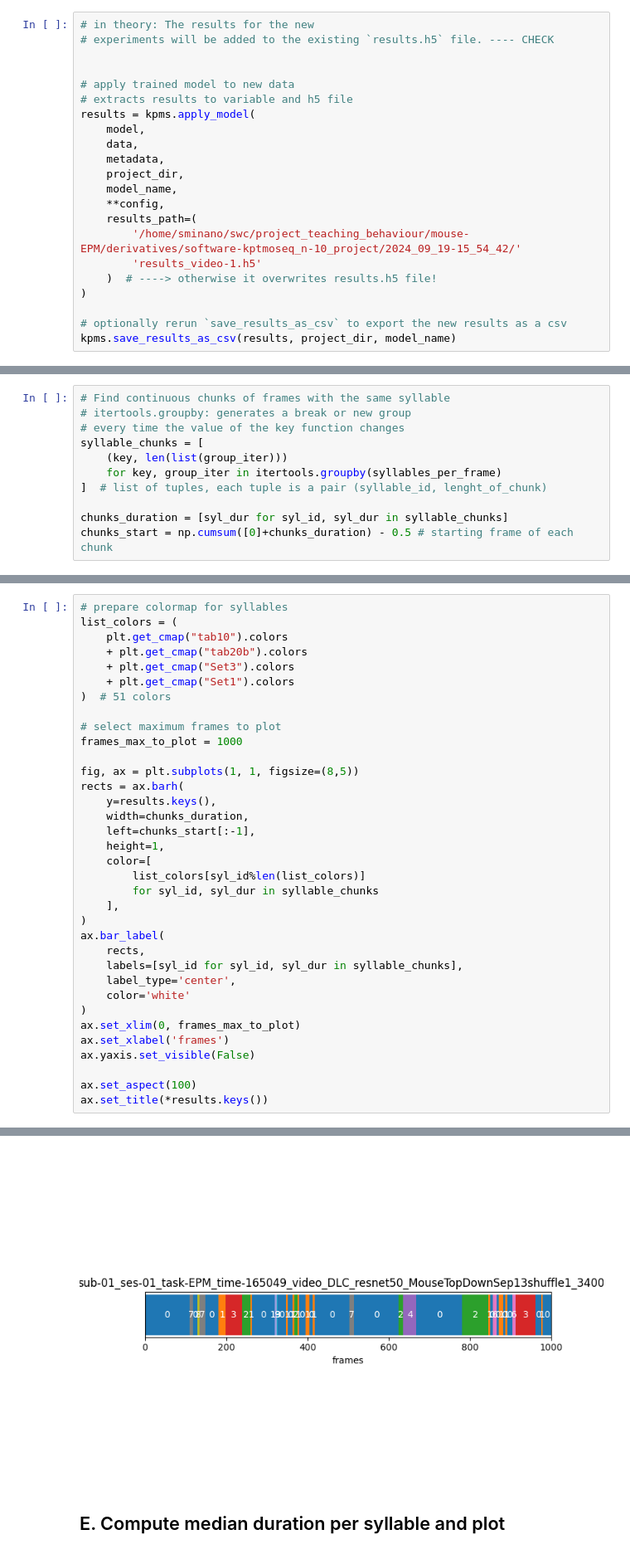
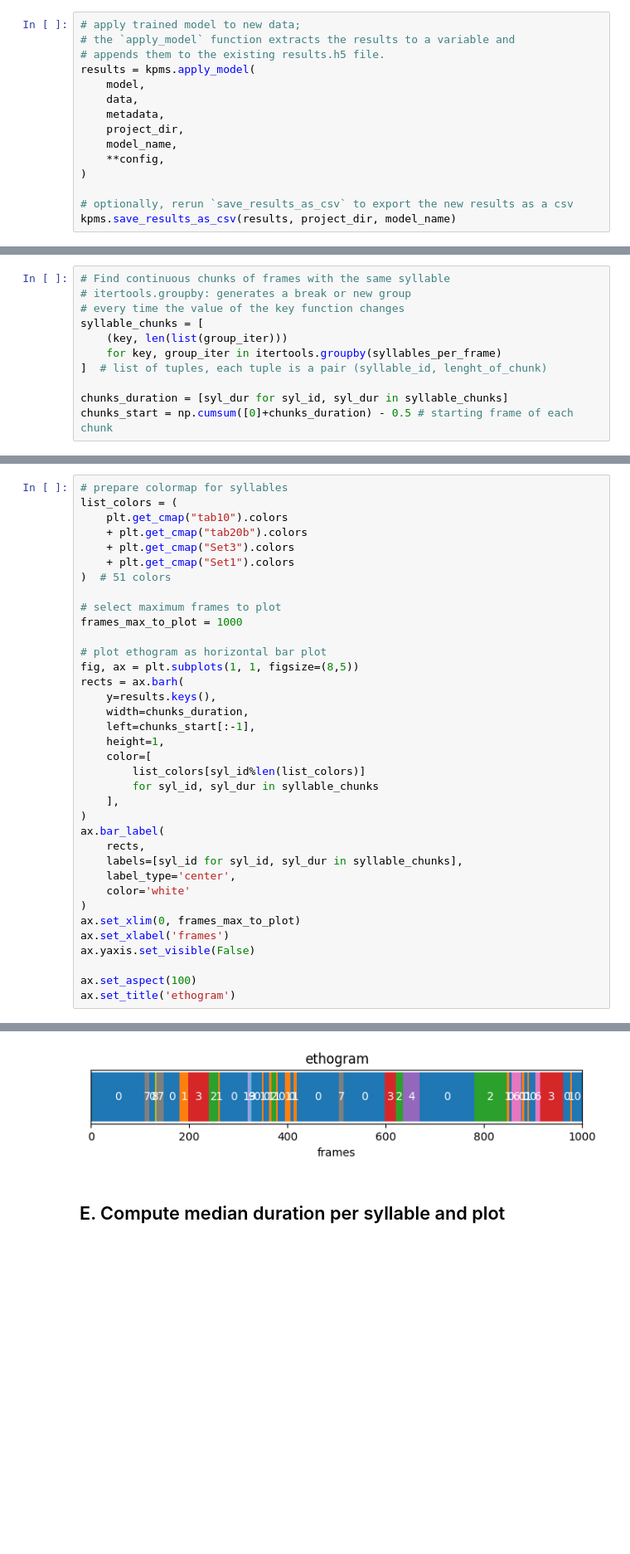
Before and after one commit to neuroinformatics-unit/course-behavioural-analysis, a Jupyter notebook: notebooks/EPM_syllables.ipynb, the cells around one changed output, grey strips where cells are left out. Shown at 83% size. Cells and saved outputs as stored; diff of their text form; blank space fills up the shorter version.

```diff
--- a/notebooks/EPM_syllables.ipynb
+++ b/notebooks/EPM_syllables.ipynb
@@ -131,10 +162,7 @@ Apply the trained model to the new data
 # %%
-# in theory: The results for the new
-# experiments will be added to the existing `results.h5` file. ---- CHECK
-
-
-# apply trained model to new data
-# extracts results to variable and h5 file
+# apply trained model to new data;
+# the `apply_model` function extracts the results to a variable and
+# appends them to the existing results.h5 file.
 results = kpms.apply_model(
     model,
     data,
@@ -142,13 +170,9 @@ results = kpms.apply_model(
     project_dir,
     model_name,
     **config,
-    results_path=(
-        '/home/sminano/swc/project_teaching_behaviour/mouse-EPM/derivatives/software-kptmoseq_n-10_project/2024_09_19-15_54_42/'
-        'results_video-1.h5'
-    )  # ----> otherwise it overwrites results.h5 file!
 )
 
-# optionally rerun `save_results_as_csv` to export the new results as a csv
+# optionally, rerun `save_results_as_csv` to export the new results as a csv
 kpms.save_results_as_csv(results, project_dir, model_name)
 # %% [output]
 Saved results to /home/sminano/swc/project_teaching_behaviour/mouse-
@@ -225,6 +281,7 @@ list_colors = (
 # select maximum frames to plot
 frames_max_to_plot = 1000
 
+# plot ethogram as horizontal bar plot
 fig, ax = plt.subplots(1, 1, figsize=(8,5))
 rects = ax.barh(
     y=results.keys(),
@@ -247,5 +304,5 @@ ax.set_xlabel('frames')
 ax.yaxis.set_visible(False)
 
 ax.set_aspect(100)
-ax.set_title(*results.keys())
+ax.set_title('ethogram')
 # %% [output]
@@ -253,3 +310,3 @@ Text(0.5, 1.0, 'sub-01_ses-01_task-EPM_time-165049_video_DLC_resnet50_MouseTopDo
-[figure, old version]
+[figure, new version]
 # %% [markdown]
 ## E. Compute median duration per syllable and plot
```
Also changed, not shown: parts of 46 cells of this notebook.
